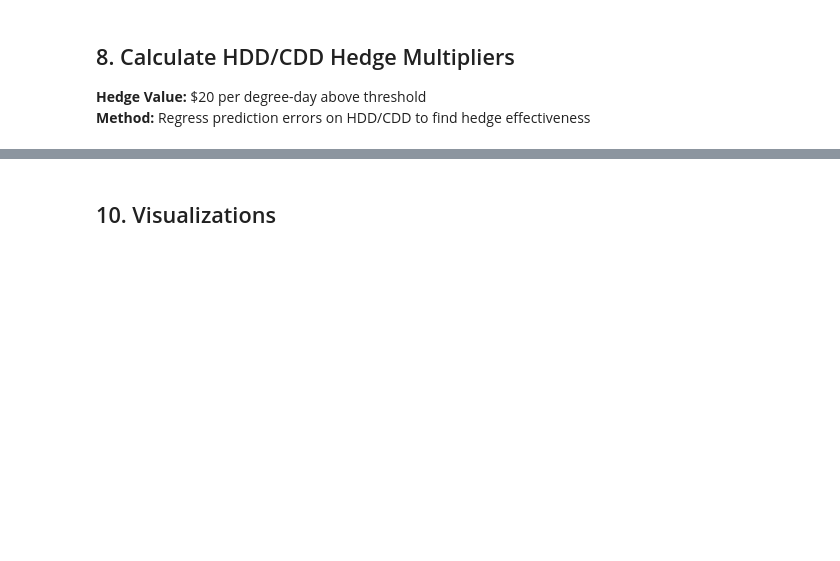
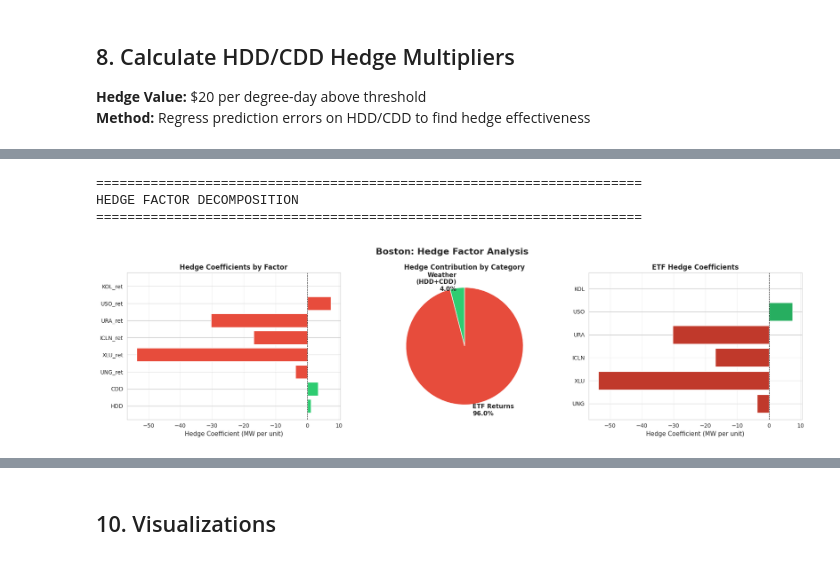
Before and after one commit to KiranReddy0808/Financial-Engineering-Project, a Jupyter notebook: notebooks/HDD_CDD_Hedge_Analysis.ipynb, the cells around one changed output, grey strips where cells are left out. Saved outputs shown, nothing was run; the diff lists cells and outputs as text; code cells hidden in the pictures; blank space fills up the shorter version.

```diff
--- a/notebooks/HDD_CDD_Hedge_Analysis.ipynb
+++ b/notebooks/HDD_CDD_Hedge_Analysis.ipynb
@@ -2987,0 +1592,80 @@ NewYork     198.560691   245.014559        -23.395299       37524.789879     383
+# %%
+def plot_hedge_decomposition(hedge_results, city_name):
+    """
+    Visualize how much each factor contributes to hedging.
+    Shows breakdown: HDD, CDD, and each ETF return.
+    """
+    coeffs = hedge_results['coefficients']
+
+    # Separate weather and ETF coefficients
+    weather_coeffs = {k: v for k, v in coeffs.items() if k in ['HDD', 'CDD']}
+    etf_coeffs = {k: v for k, v in coeffs.items() if k not in ['HDD', 'CDD']}
+
+    # Create figure with 3 subplots
+    fig, axes = plt.subplots(1, 3, figsize=(18, 5))
+    fig.suptitle(f'{city_name}: Hedge Factor Analysis', fontsize=16, fontweight='bold')
+
+    # 1. Coefficient comparison (bar chart)
+    ax1 = axes[0]
+    all_factors = list(coeffs.keys())
+    all_values = [coeffs[f] for f in all_factors]
+    colors = ['#2ecc71' if f in weather_coeffs else '#e74c3c' for f in all_factors]
+
+    ax1.barh(all_factors, all_values, color=colors)
+    ax1.axvline(0, color='black', linestyle='--', linewidth=0.8)
+    ax1.set_xlabel('Hedge Coefficient (MW per unit)', fontsize=11)
+    ax1.set_title('Hedge Coefficients by Factor', fontsize=12, fontweight='bold')
+    ax1.grid(True, alpha=0.3, axis='x')
+
+    # 2. Contribution to variance reduction (pie chart)
+    ax2 = axes[1]
+    weather_contrib = abs(weather_coeffs.get('HDD', 0)) + abs(weather_coeffs.get('CDD', 0))
+    etf_contrib = sum(abs(v) for v in etf_coeffs.values())
+    total_contrib = weather_contrib + etf_contrib
+
+    if total_contrib > 0:
+        weather_pct = weather_contrib / total_contrib * 100
+        etf_pct = etf_contrib / total_contrib * 100
+
+        ax2.pie([weather_pct, etf_pct],
+                labels=[f'Weather\n(HDD+CDD)\n{weather_pct:.1f}%',
+                        f'ETF Returns\n{etf_pct:.1f}%'],
+                colors=['#2ecc71', '#e74c3c'],
+                autopct='',
+                startangle=90,
+                textprops={'fontsize': 11, 'fontweight': 'bold'})
+        ax2.set_title('Hedge Contribution by Category', fontsize=12, fontweight='bold')
+
+    # 3. ETF coefficient breakdown (bar chart)
+    ax3 = axes[2]
+    if etf_coeffs:
+        etf_names = list(etf_coeffs.keys())
+        etf_values = [etf_coeffs[e] for e in etf_names]
+        # Remove '_ret' suffix for cleaner labels
+        etf_labels = [e.replace('_ret', '') for e in etf_names]
+
+        etf_colors = ['#27ae60' if v > 0 else '#c0392b' for v in etf_values]
+        ax3.barh(etf_labels, etf_values, color=etf_colors)
+        ax3.axvline(0, color='black', linestyle='--', linewidth=0.8)
+        ax3.set_xlabel('Hedge Coefficient (MW per unit)', fontsize=11)
+        ax3.set_title('ETF Hedge Coefficients', fontsize=12, fontweight='bold')
+        ax3.grid(True, alpha=0.3, axis='x')
+
+    plt.tight_layout()
+    plt.savefig(f'../data/images/hedge_decomposition_{city_name.lower()}.png', dpi=150, bbox_inches='tight')
+    plt.show()
+
+# Plot for both cities
+print("=" * 70)
+print("HEDGE FACTOR DECOMPOSITION")
+print("=" * 70)
+
+plot_hedge_decomposition(multi_hedge_boston, 'Boston')
+plot_hedge_decomposition(multi_hedge_ny, 'NewYork')
+
+print("\n✓ Hedge decomposition visualizations saved")
+# %% [output]
+======================================================================
+HEDGE FACTOR DECOMPOSITION
+======================================================================
+[figure, added]
```
Also changed, not shown: parts of 63 cells of this notebook, 31 other files.
